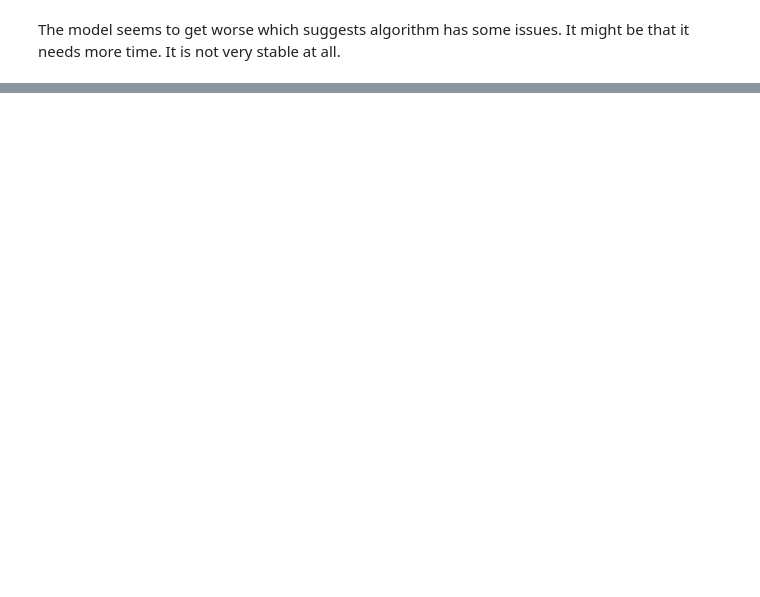
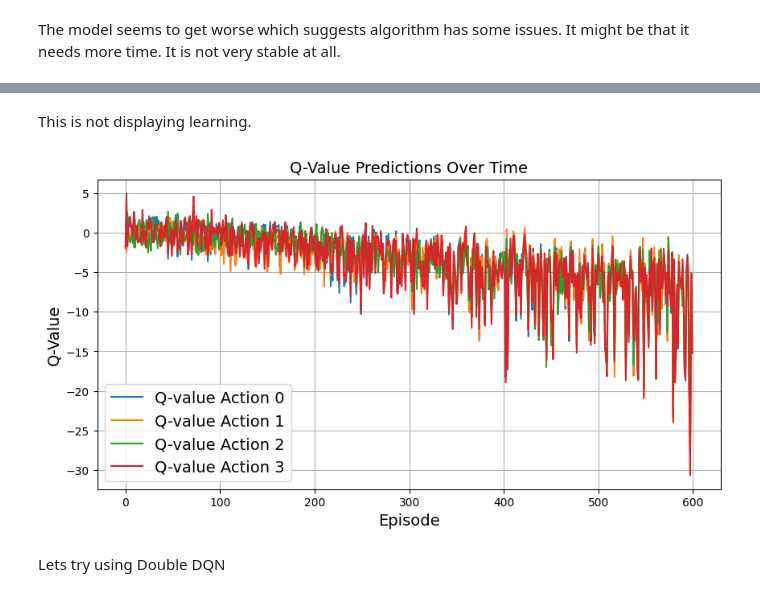
Before and after one commit to Noonansean1/CS5004, a Jupyter notebook: e-tivity3/CS5004-Etivity3-TEMPLATE-DQN-ClassicControl.ipynb, the cells around one changed output, grey strips where cells are left out. Drawn from its saved outputs; the diff is of its cells as text; code cells hidden in the pictures; blank space fills up the shorter version.

```diff
--- a/e-tivity3/CS5004-Etivity3-TEMPLATE-DQN-ClassicControl.ipynb
+++ b/e-tivity3/CS5004-Etivity3-TEMPLATE-DQN-ClassicControl.ipynb
@@ -310,0 +339,22 @@ The model seems to get worse which suggests algorithm has some issues. It might
+# %% [markdown]
+This is not displaying learning.
+# %%
+# Convert Q-values to NumPy array for plotting
+q_values_log = np.array(q_values_log)
+
+plt.figure(figsize=(10, 5))
+
+# Plot Q-values for each action over episodes
+for action in range(n_outputs):
+    plt.plot(q_values_log[:, action], label=f"Q-value Action {action}")
+
+plt.xlabel("Episode")
+plt.ylabel("Q-Value")
+plt.title("Q-Value Predictions Over Time")
+plt.legend()
+plt.grid()
+plt.show()
+# %% [output]
+[figure, added]
+# %% [markdown]
+Lets try using Double DQN
```
Also changed, not shown: parts of 6 cells of this notebook.
